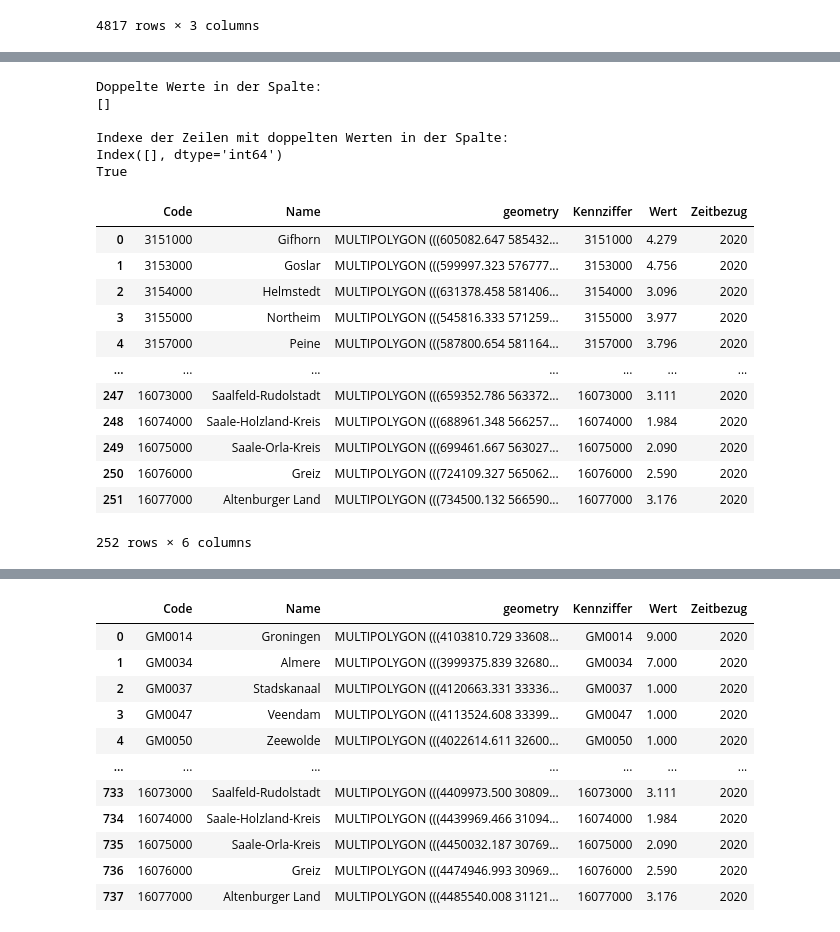
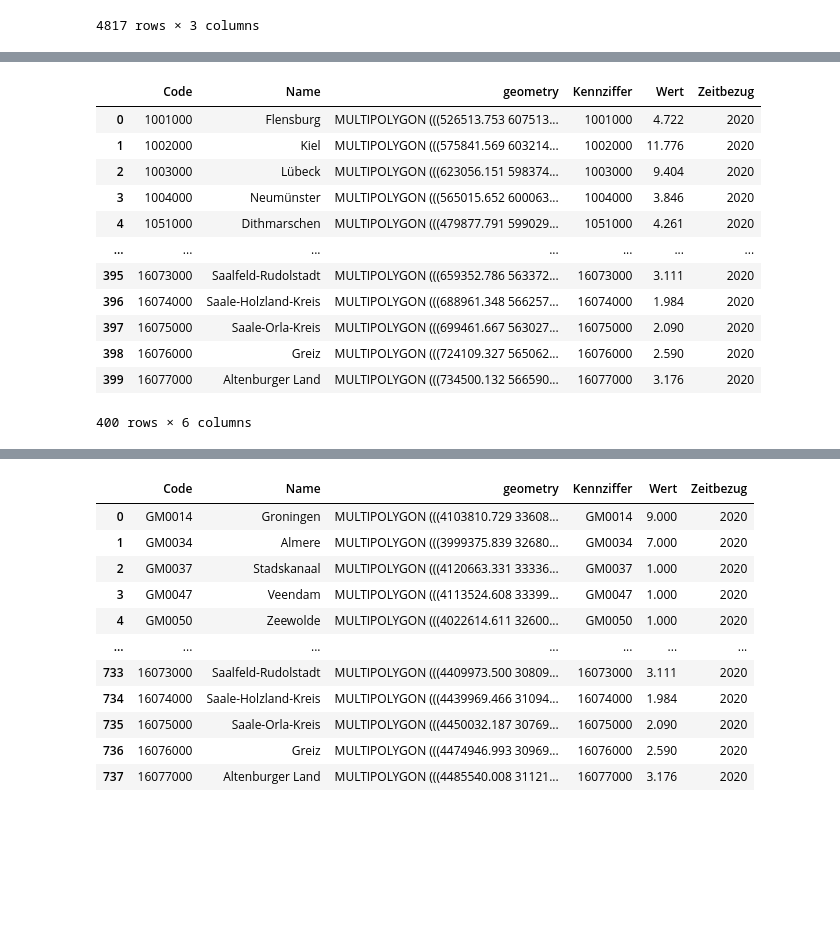
Before and after one commit to HipsterJulius/VSCODE, a Jupyter notebook: inkar-indicators/src/mergeCBSandInkar_maps.ipynb, the cells around one changed output, grey strips where cells are left out. Drawn from its saved outputs; the diff is of its cells as text; code cells hidden in the pictures; blank space fills up the shorter version.

```diff
--- a/inkar-indicators/src/mergeCBSandInkar_maps.ipynb
+++ b/inkar-indicators/src/mergeCBSandInkar_maps.ipynb
@@ -91,56 +90,30 @@ True
 # %%
 municipal_boundaries_de = gpd.read_file(filename='../data/DE_VG250.gpkg', layer="vg250_krs",engine="pyogrio")
 
 municipal_boundaries_de['AGS_int'] = municipal_boundaries_de.AGS_0.astype(int)
 
 municipal_boundaries_de = municipal_boundaries_de[municipal_boundaries_de['GF'] == 4]
-
-municipal_boundaries_de = municipal_boundaries_de[municipal_boundaries_de['BEZ'] == 'Landkreis']
-
 
 municipal_boundaries_de = municipal_boundaries_de[['AGS_int', 'GEN', 'geometry']]
 
 municipal_boundaries_de = pd.merge(municipal_boundaries_de, data_de,
                              left_on = "AGS_int",
                               right_on = "Kennziffer")
 
 municipal_boundaries_de.columns = ['Code', 'Name', 'geometry', 'Kennziffer', 'Wert', 'Zeitbezug']
 
-# Doppelte Werte in der Spalte finden
-doppelte_werte_serie = municipal_boundaries_de.duplicated(subset=['Name'], keep=False)
-indexe_doppelter_werte = municipal_boundaries_de[doppelte_werte_serie].index
-
-
-# Doppelte Werte in der Spalte abrufen
-doppelte_werte = municipal_boundaries_de.loc[doppelte_werte_serie, 'Name'].unique()
-
-print("\nDoppelte Werte in der Spalte:")
-print(doppelte_werte)
-print("\nIndexe der Zeilen mit doppelten Werten in der Spalte:")
-print(indexe_doppelter_werte)
-
-print(municipal_boundaries_de['Name'].is_unique)
-
 municipal_boundaries_de
-
-#municipal_boundaries_de
 # %% [output]
+|  | Code | Name | geometry | Kennziffer | Wert | Zeitbezug |
+| 0 | 1001000 | Flensburg | MULTIPOLYGON (((526513.753 607513... | 1001000 | 4.722 | 2020 |
+| 1 | 1002000 | Kiel | MULTIPOLYGON (((575841.569 603214... | 1002000 | 11.776 | 2020 |
+| 2 | 1003000 | Lübeck | MULTIPOLYGON (((623056.151 598374... | 1003000 | 9.404 | 2020 |
+| 3 | 1004000 | Neumünster | MULTIPOLYGON (((565015.652 600063... | 1004000 | 3.846 | 2020 |
+| 4 | 1051000 | Dithmarschen | MULTIPOLYGON (((479877.791 599029... | 1051000 | 4.261 | 2020 |
+| ... | ... | ... | ... | ... | ... | ... |
+| 395 | 16073000 | Saalfeld-Rudolstadt | MULTIPOLYGON (((659352.786 563372... | 16073000 | 3.111 | 2020 |
+| 396 | 16074000 | Saale-Holzland-Kreis | MULTIPOLYGON (((688961.348 566257... | 16074000 | 1.984 | 2020 |
+| 397 | 16075000 | Saale-Orla-Kreis | MULTIPOLYGON (((699461.667 563027... | 16075000 | 2.090 | 2020 |
+| 398 | 16076000 | Greiz | MULTIPOLYGON (((724109.327 565062... | 16076000 | 2.590 | 2020 |
+| 399 | 16077000 | Altenburger Land | MULTIPOLYGON (((734500.132 566590... | 16077000 | 3.176 | 2020 |
-Doppelte Werte in der Spalte:
-[]
-
-Indexe der Zeilen mit doppelten Werten in der Spalte:
-Index([], dtype='int64')
-True
+400 rows × 6 columns
-|  | Code | Name | geometry | Kennziffer | Wert | Zeitbezug |
-| 0 | 3151000 | Gifhorn | MULTIPOLYGON (((605082.647 585432... | 3151000 | 4.279 | 2020 |
-| 1 | 3153000 | Goslar | MULTIPOLYGON (((599997.323 576777... | 3153000 | 4.756 | 2020 |
-| 2 | 3154000 | Helmstedt | MULTIPOLYGON (((631378.458 581406... | 3154000 | 3.096 | 2020 |
-| 3 | 3155000 | Northeim | MULTIPOLYGON (((545816.333 571259... | 3155000 | 3.977 | 2020 |
-| 4 | 3157000 | Peine | MULTIPOLYGON (((587800.654 581164... | 3157000 | 3.796 | 2020 |
-| ... | ... | ... | ... | ... | ... | ... |
-| 247 | 16073000 | Saalfeld-Rudolstadt | MULTIPOLYGON (((659352.786 563372... | 16073000 | 3.111 | 2020 |
-| 248 | 16074000 | Saale-Holzland-Kreis | MULTIPOLYGON (((688961.348 566257... | 16074000 | 1.984 | 2020 |
-| 249 | 16075000 | Saale-Orla-Kreis | MULTIPOLYGON (((699461.667 563027... | 16075000 | 2.090 | 2020 |
-| 250 | 16076000 | Greiz | MULTIPOLYGON (((724109.327 565062... | 16076000 | 2.590 | 2020 |
-| 251 | 16077000 | Altenburger Land | MULTIPOLYGON (((734500.132 566590... | 16077000 | 3.176 | 2020 |
-252 rows × 6 columns
```
Also changed, not shown: parts of 8 cells of this notebook.
